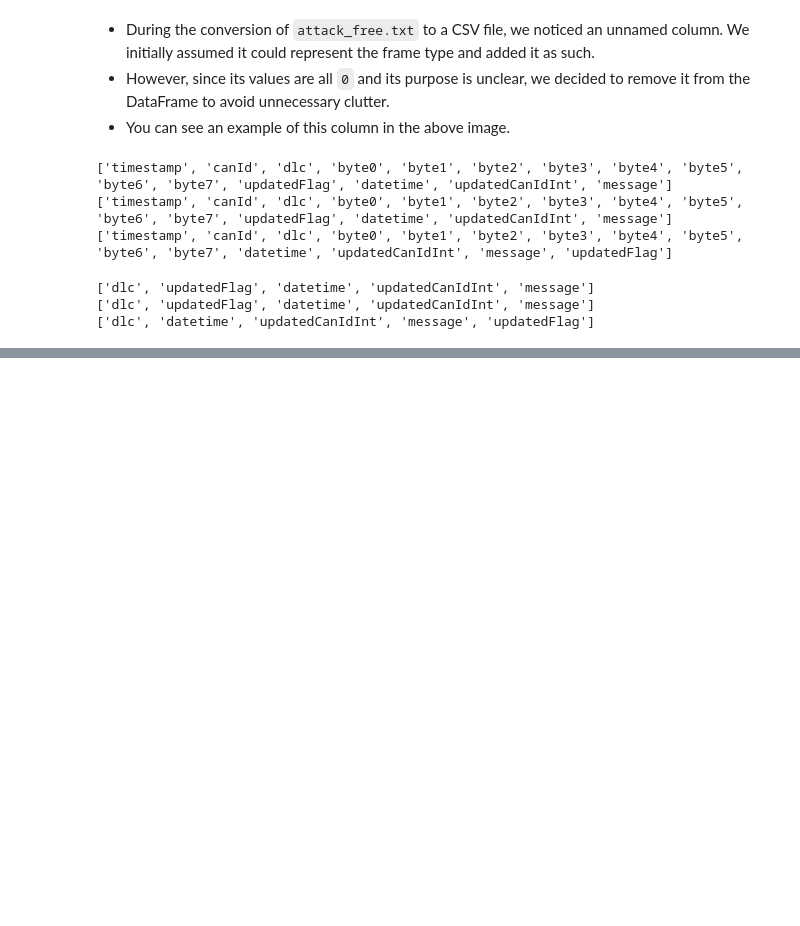
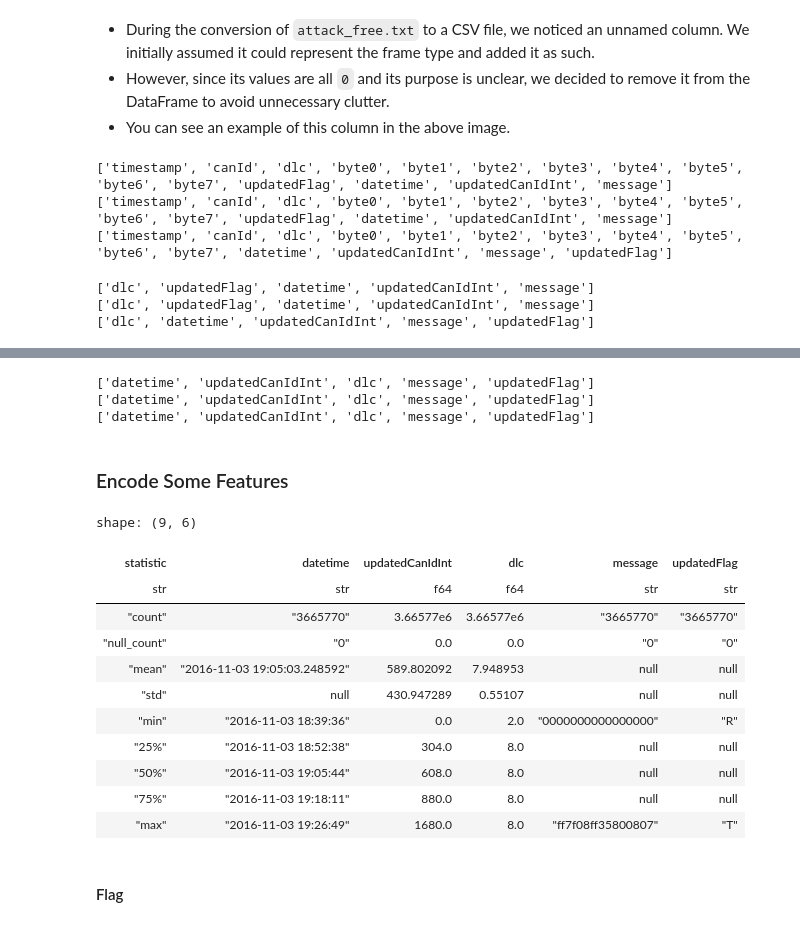
Before and after one commit to FatimeNazliAs/Intrusion-Detection-Systems-using-ML, a Jupyter notebook: notebooks/manipulation.ipynb, the cells around one changed output, grey strips where cells are left out. Cells and saved outputs as stored; diff of their text form; code cells hidden in the pictures; blank space fills up the shorter version.

Commit message:
Swapped feature order, Completed manipulation, Saved dfs to output folder.
- Changed order of features.
- Saved new dfs to output folder for data visualization.

```diff
--- a/notebooks/manipulation.ipynb
+++ b/notebooks/manipulation.ipynb
@@ -354,0 +359,50 @@ print(attack_free_df.columns)
+# %%
+def swap_features_in_specific_order(dfs,specific_order):
+    """
+    Reorders the features (columns) of each DataFrame in the input list to match a specific order.
+
+    Parameters
+    ----------
+    dfs : list of pl.DataFrame
+        A list of DataFrame objects whose columns need to be reordered.
+    specific_order : list of str
+        A list specifying the desired column order
+
+    Returns
+    -------
+    list
+        A list of DataFrames, each with columns reordered to match the `specific_order`.
+    """
+    return [
+    df.select(specific_order)
+    for df in dfs
+    ]
+# %%
+dos_df,fuzzy_df,attack_free_df=swap_features_in_specific_order([dos_df,fuzzy_df,attack_free_df],['datetime', 'updatedCanIdInt','dlc', 'message', 'updatedFlag'])
+# %%
+print(dos_df.columns)
+print(fuzzy_df.columns)
+print(attack_free_df.columns)
+# %% [output]
+['datetime', 'updatedCanIdInt', 'dlc', 'message', 'updatedFlag']
+['datetime', 'updatedCanIdInt', 'dlc', 'message', 'updatedFlag']
+['datetime', 'updatedCanIdInt', 'dlc', 'message', 'updatedFlag']
+# %% [markdown]
+### Encode Some Features
+# %%
+dos_df.describe()
+# %% [output]
+shape: (9, 6)
+| statistic | datetime | updatedCanIdInt | dlc | message | updatedFlag |
+| str | str | f64 | f64 | str | str |
+| "count" | "3665770" | 3.66577e6 | 3.66577e6 | "3665770" | "3665770" |
+| "null_count" | "0" | 0.0 | 0.0 | "0" | "0" |
+| "mean" | "2016-11-03 19:05:03.248592" | 589.802092 | 7.948953 | null | null |
+| "std" | null | 430.947289 | 0.55107 | null | null |
+| "min" | "2016-11-03 18:39:36" | 0.0 | 2.0 | "0000000000000000" | "R" |
+| "25%" | "2016-11-03 18:52:38" | 304.0 | 8.0 | null | null |
+| "50%" | "2016-11-03 19:05:44" | 608.0 | 8.0 | null | null |
+| "75%" | "2016-11-03 19:18:11" | 880.0 | 8.0 | null | null |
+| "max" | "2016-11-03 19:26:49" | 1680.0 | 8.0 | "ff7f08ff35800807" | "T" |
+# %% [markdown]
+#### Flag
```
Also changed, not shown: parts of 10 cells of this notebook, 1 other file.
